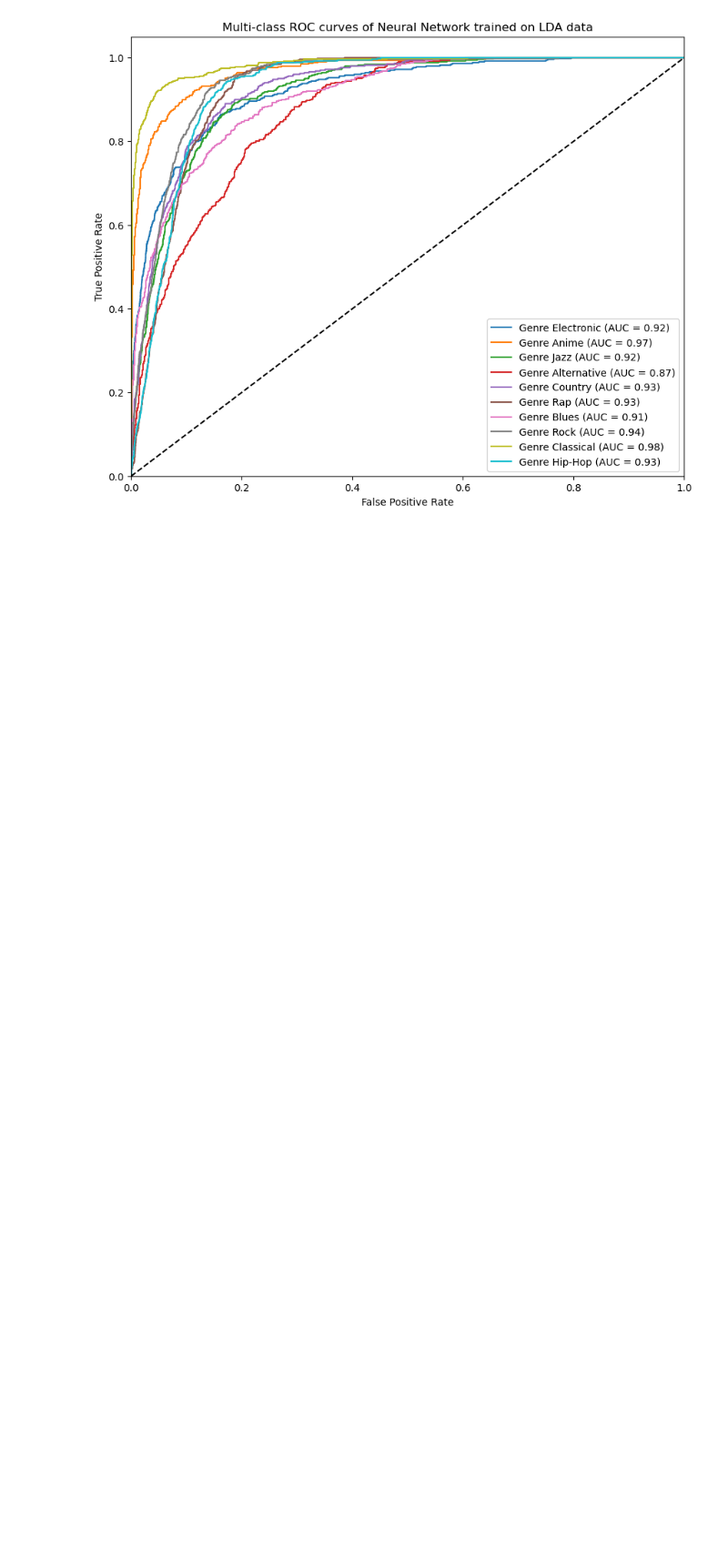
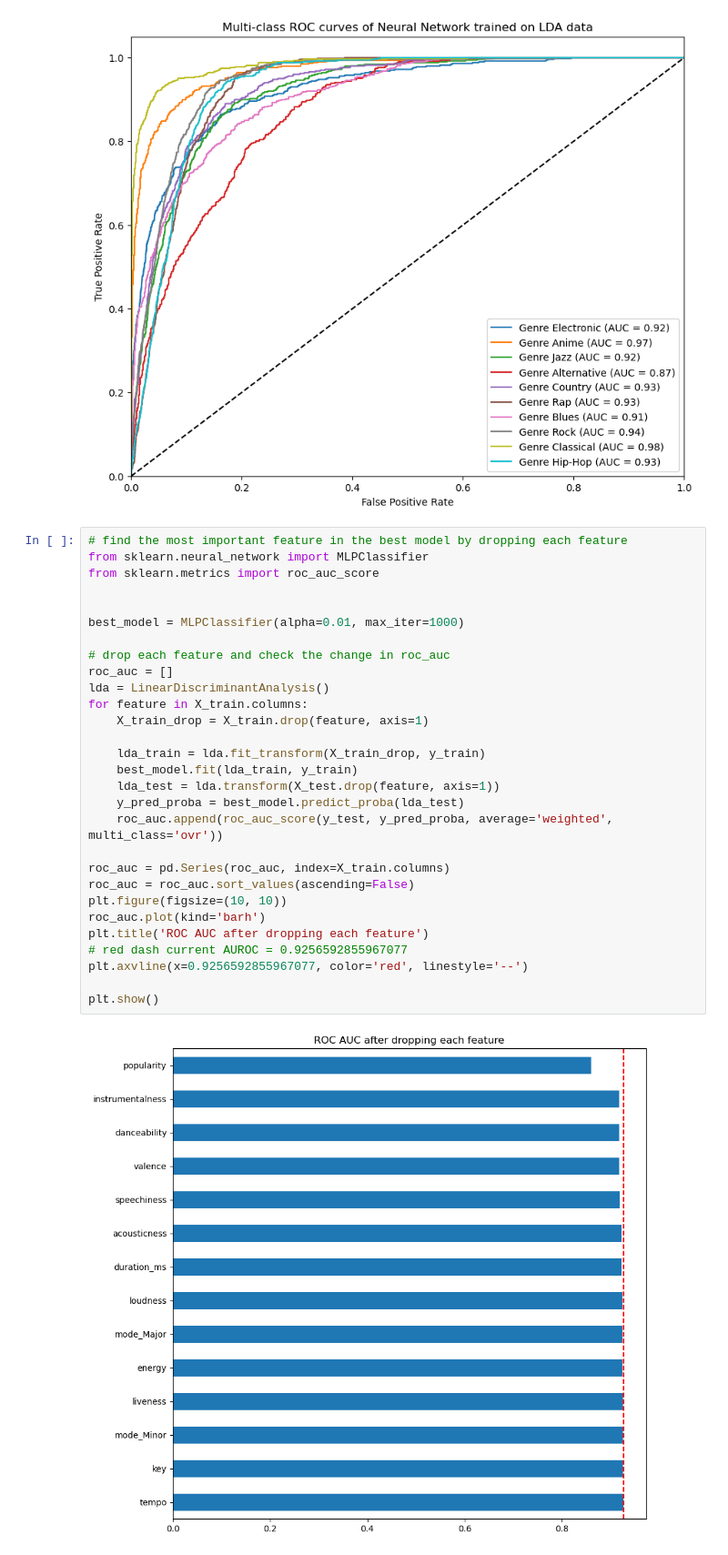
Before and after one commit to krystennguyen/music-genre-classifier, a Jupyter notebook: music_clf.ipynb, the cells around one changed output. Shown at 91% size. Cells and saved outputs as stored; diff of their text form; blank space fills up the shorter version.

```diff
--- a/music_clf.ipynb
+++ b/music_clf.ipynb
@@ -765,3 +754,34 @@ plt.legend(loc="lower right")
 plt.show()
 # %% [output]
 [figure]
+# %%
+# find the most important feature in the best model by dropping each feature
+from sklearn.neural_network import MLPClassifier
+from sklearn.metrics import roc_auc_score
+
+
+best_model = MLPClassifier(alpha=0.01, max_iter=1000)
+
+# drop each feature and check the change in roc_auc
+roc_auc = []
+lda = LinearDiscriminantAnalysis()
+for feature in X_train.columns:
+    X_train_drop = X_train.drop(feature, axis=1)
+
+    lda_train = lda.fit_transform(X_train_drop, y_train)
+    best_model.fit(lda_train, y_train)
+    lda_test = lda.transform(X_test.drop(feature, axis=1))
+    y_pred_proba = best_model.predict_proba(lda_test)
+    roc_auc.append(roc_auc_score(y_test, y_pred_proba, average='weighted', multi_class='ovr'))
+
+roc_auc = pd.Series(roc_auc, index=X_train.columns)
+roc_auc = roc_auc.sort_values(ascending=False)
+plt.figure(figsize=(10, 10))
+roc_auc.plot(kind='barh')
+plt.title('ROC AUC after dropping each feature')
+# red dash current AUROC = 0.9256592855967077
+plt.axvline(x=0.9256592855967077, color='red', linestyle='--')
+
+plt.show()
+# %% [output]
+[figure, added]
```
Also changed, not shown: parts of 4 cells of this notebook, 1 other file.
